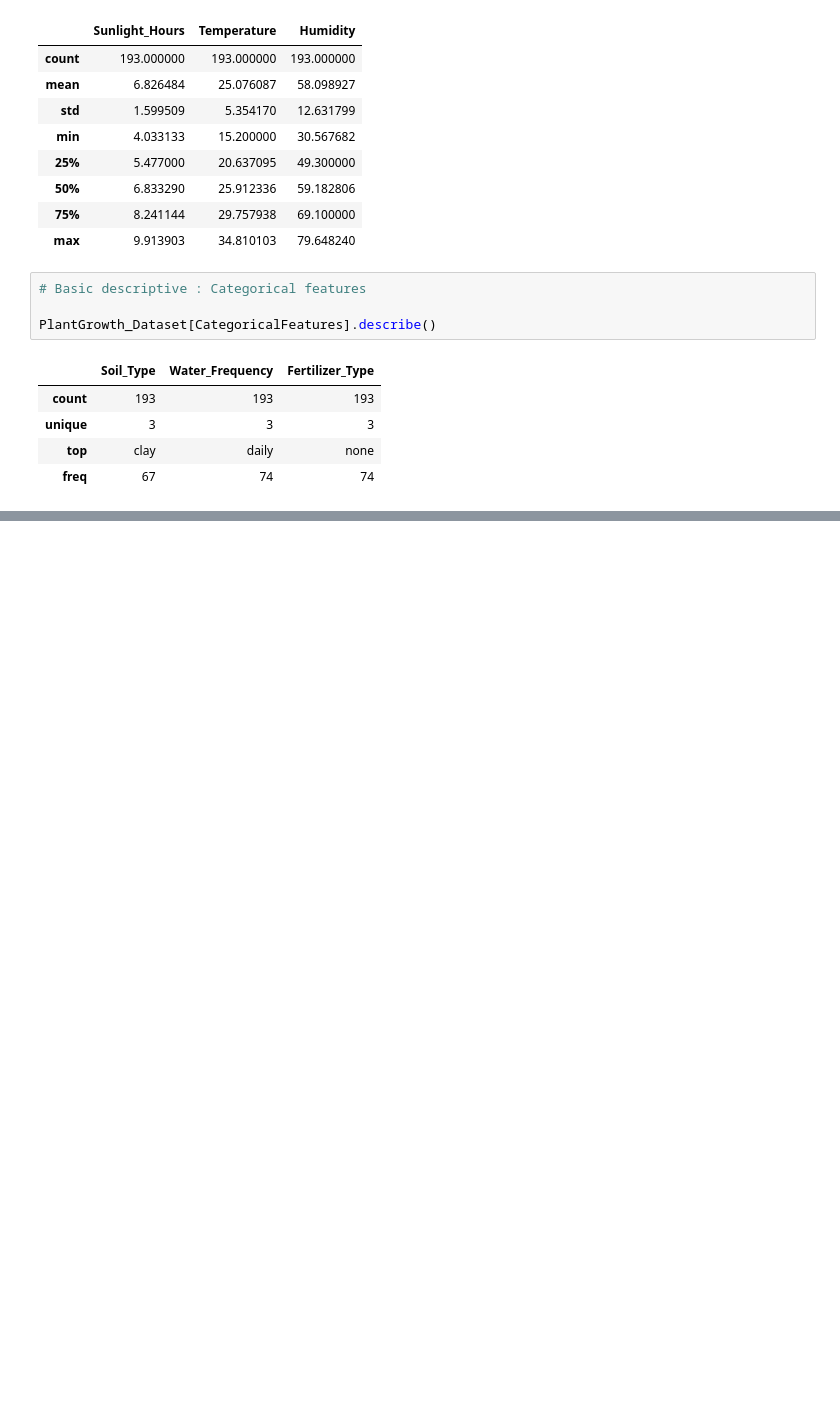
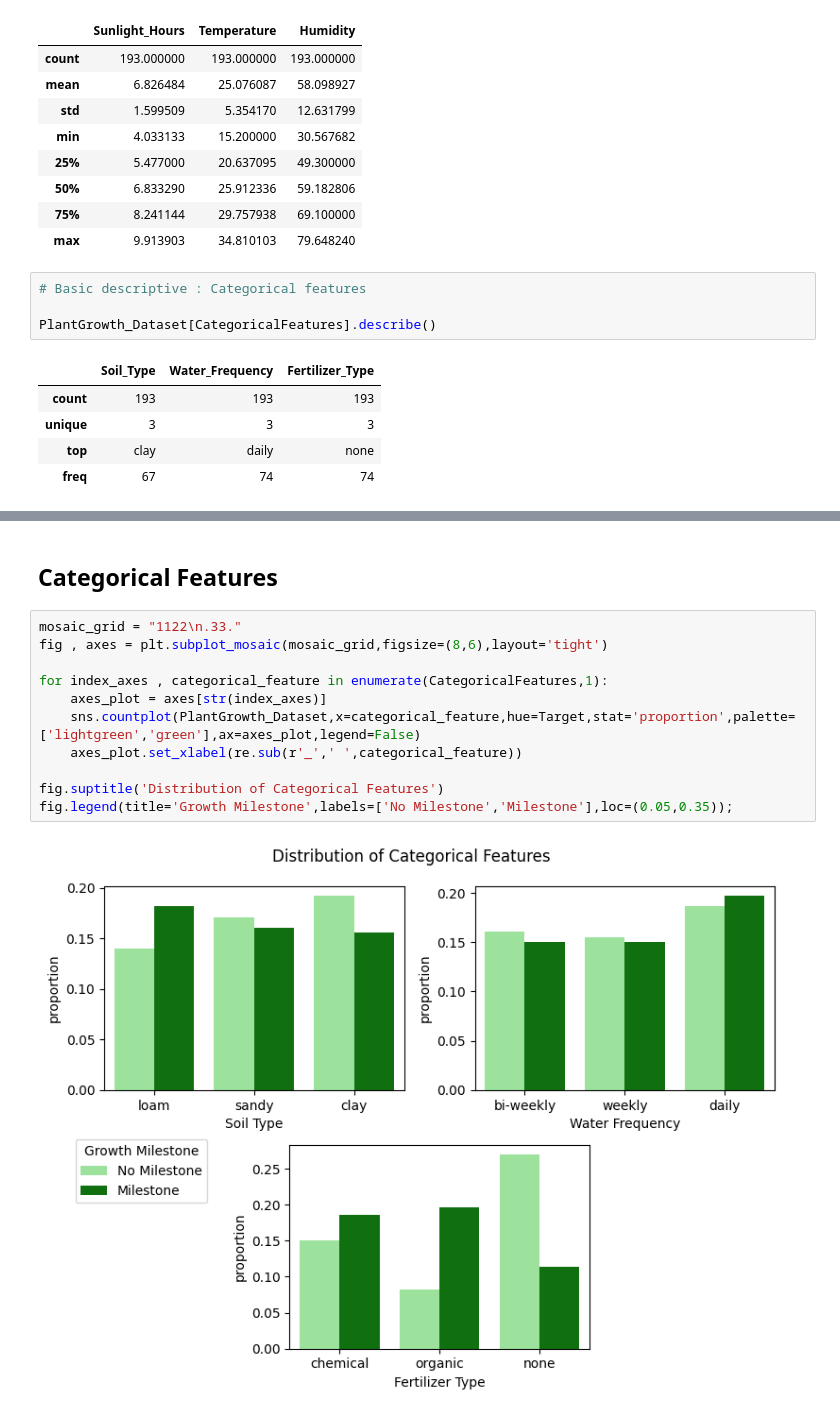
Before and after one commit to alexisuaguilaru/Plant_Growth_Model, a Jupyter notebook: ExploratoryDataAnalysis/ExploratoryDataAnalysis.ipynb, the cells around one changed output, grey strips where cells are left out. Cells and saved outputs as stored; diff of their text form; blank space fills up the shorter version.

```diff
--- a/ExploratoryDataAnalysis/ExploratoryDataAnalysis.ipynb
+++ b/ExploratoryDataAnalysis/ExploratoryDataAnalysis.ipynb
@@ -82,0 +104,15 @@ PlantGrowth_Dataset[CategoricalFeatures].describe()
+# %% [markdown]
+## Categorical Features
+# %%
+mosaic_grid = "1122\n.33."
+fig , axes = plt.subplot_mosaic(mosaic_grid,figsize=(8,6),layout='tight')
+
+for index_axes , categorical_feature in enumerate(CategoricalFeatures,1):
+    axes_plot = axes[str(index_axes)]
+    sns.countplot(PlantGrowth_Dataset,x=categorical_feature,hue=Target,stat='proportion',palette=['lightgreen','green'],ax=axes_plot,legend=False)
+    axes_plot.set_xlabel(re.sub(r'_',' ',categorical_feature))
+
+fig.suptitle('Distribution of Categorical Features')
+fig.legend(title='Growth Milestone',labels=['No Milestone','Milestone'],loc=(0.05,0.35));
+# %% [output]
+[figure, added]
```
Also changed, not shown: parts of 4 cells of this notebook.
